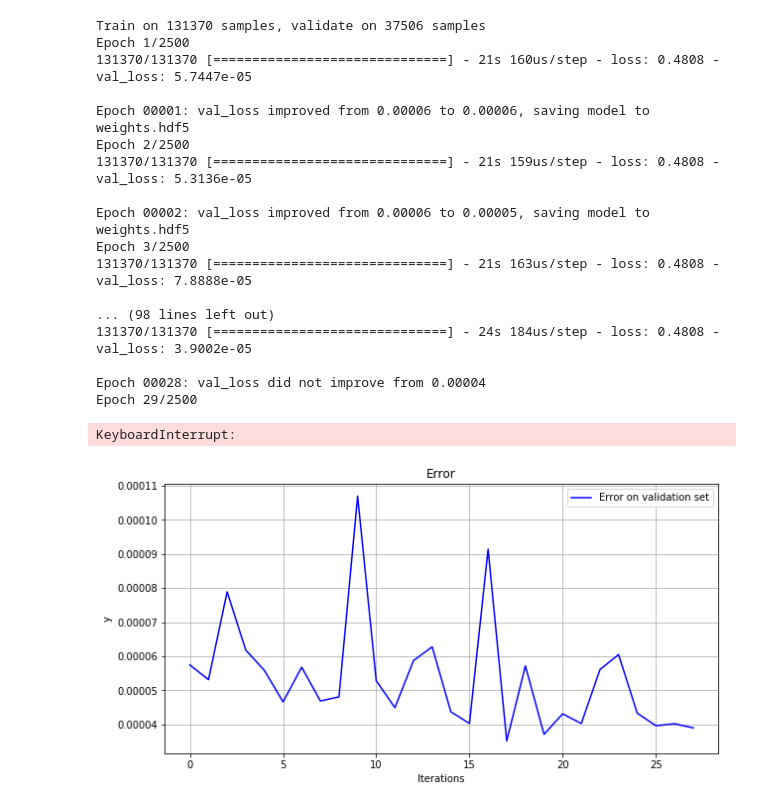
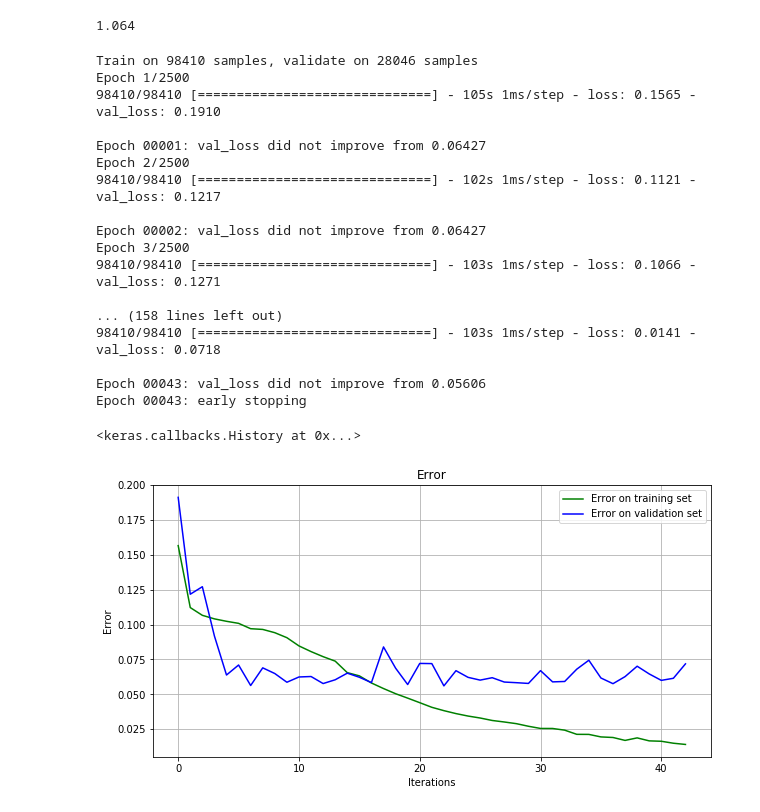
Before and after one commit to bana513/DeepLearningHomework, a Jupyter notebook: Learning.ipynb, the cells around one changed output. Cells and saved outputs as stored; diff of their text form; code cells hidden in the pictures.

```diff
--- a/Learning.ipynb
+++ b/Learning.ipynb
@@ -247,3 +312,7 @@ _________________________________________________________________
+# %%
+print(get_model_memory_usage(128, model))
+# %% [output]
+1.064
 # %%
 # Setting up early stopping and weight saving on actually best solutions
 
@@ -256,27 +325,27 @@ checkpointer=ModelCheckpoint(filepath='weights.hdf5', save_best_only=True, verbo
 # %%
 # Training model
 model.fit(train_X[::1], train_y[::1],
-          batch_size=64,
+          batch_size=512,
           epochs=2500,
           validation_data=(valid_X[::1],valid_y[::1]),
           callbacks=[checkpointer, early_stopping, history],
           shuffle= True)
 # %% [output]
-Train on 131370 samples, validate on 37506 samples
+Train on 98410 samples, validate on 28046 samples
 Epoch 1/2500
-131370/131370 [==============================] - 21s 160us/step - loss: 0.4808 - val_loss: 5.7447e-05
+98410/98410 [==============================] - 105s 1ms/step - loss: 0.1565 - val_loss: 0.1910
 
-Epoch 00001: val_loss improved from 0.00006 to 0.00006, saving model to weights.hdf5
+Epoch 00001: val_loss did not improve from 0.06427
 Epoch 2/2500
-131370/131370 [==============================] - 21s 159us/step - loss: 0.4808 - val_loss: 5.3136e-05
+98410/98410 [==============================] - 102s 1ms/step - loss: 0.1121 - val_loss: 0.1217
 
-Epoch 00002: val_loss improved from 0.00006 to 0.00005, saving model to weights.hdf5
+Epoch 00002: val_loss did not improve from 0.06427
 Epoch 3/2500
-131370/131370 [==============================] - 21s 163us/step - loss: 0.4808 - val_loss: 7.8888e-05
+98410/98410 [==============================] - 103s 1ms/step - loss: 0.1066 - val_loss: 0.1271
 
-... (98 lines left out)
-131370/131370 [==============================] - 24s 184us/step - loss: 0.4808 - val_loss: 3.9002e-05
+... (158 lines left out)
+98410/98410 [==============================] - 103s 1ms/step - loss: 0.0141 - val_loss: 0.0718
 
-Epoch 00028: val_loss did not improve from 0.00004
-Epoch 29/2500
+Epoch 00043: val_loss did not improve from 0.05606
+Epoch 00043: early stopping
-KeyboardInterrupt:
+<keras.callbacks.History at 0x...>
@@ -283,15 +362,15 @@ KeyboardInterrupt:
 # %%
 from matplotlib import pyplot as plt
 %matplotlib inline
 
 plt.figure(figsize=(10, 5))
 plt.title('Error')
-# plt.plot(np.arange(history.epoch), history.losses, color ='g', label='Error on training set')
+plt.plot(np.arange(history.epoch), history.losses, color ='g', label='Error on training set')
 plt.plot(np.arange(history.epoch), history.valid_losses, color ='b', label='Error on validation set')
 plt.legend(loc='upper right')
 plt.xlabel('Iterations')
-plt.ylabel('y')
+plt.ylabel('Error')
 plt.grid(True)
 plt.show()
 # %% [output]
-[figure, old version]
+[figure, new version]
```
Also changed, not shown: parts of 24 cells of this notebook, 5 other files.
